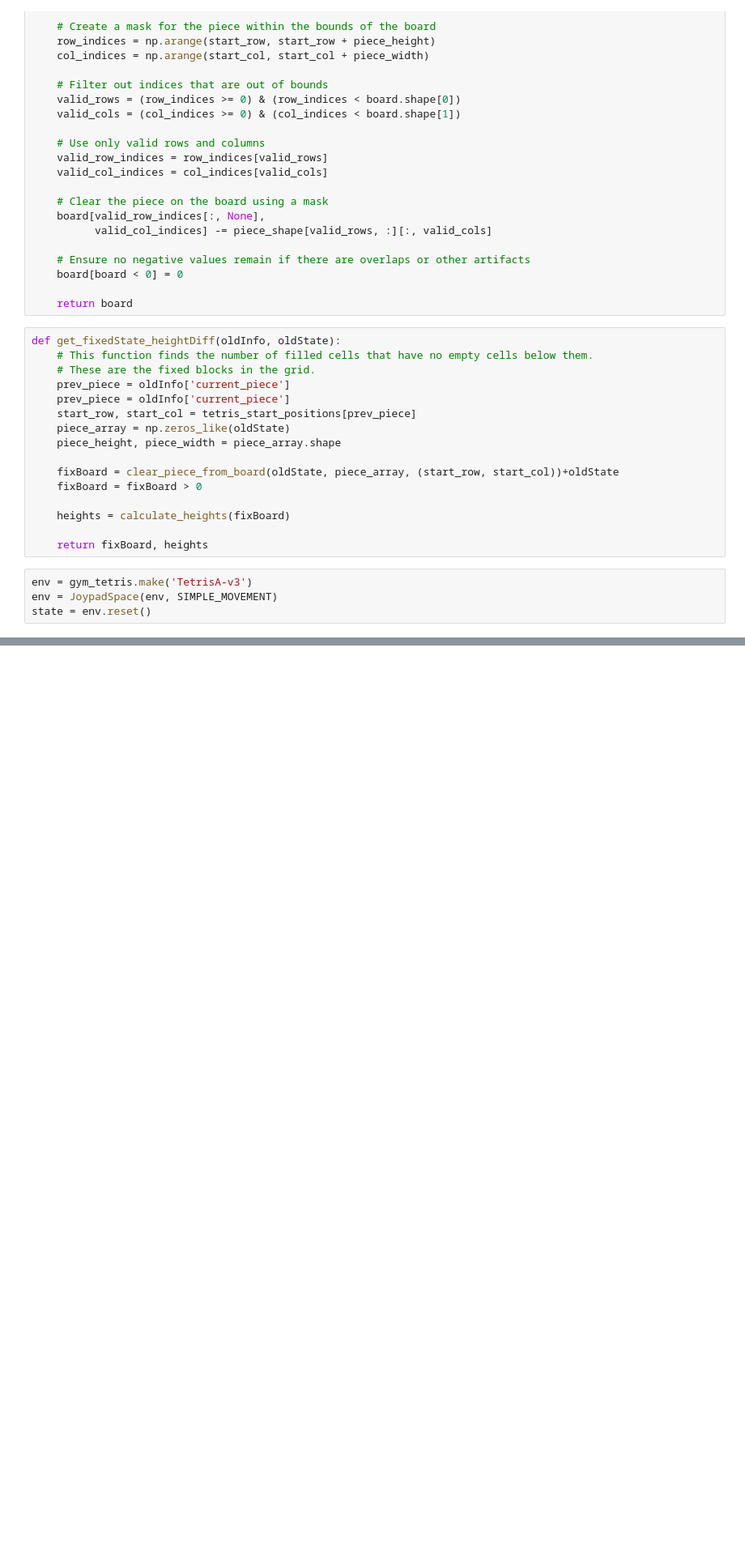
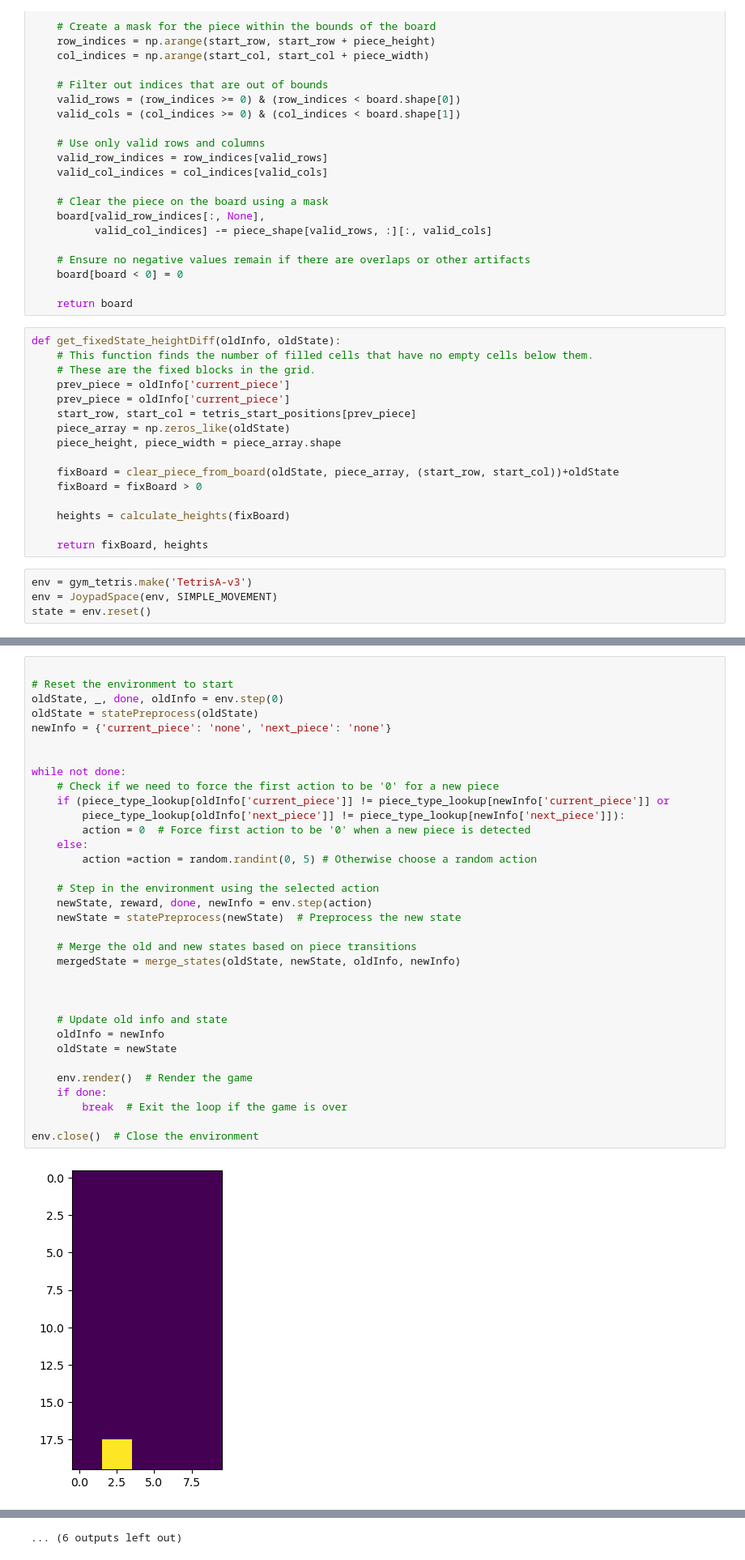
Before and after one commit to furyth666/Tetris-RL, a Jupyter notebook: test.ipynb, the cells around one changed output, grey strips where cells are left out. Shown: that part at 81% size. Cells and saved outputs as stored; diff of their text form; blank space fills up the shorter version.

```diff
--- a/test.ipynb
+++ b/test.ipynb
@@ -138,0 +154,36 @@ state = env.reset()
+# %%
+
+# Reset the environment to start
+oldState, _, done, oldInfo = env.step(0)
+oldState = statePreprocess(oldState)
+newInfo = {'current_piece': 'none', 'next_piece': 'none'}
+
+
+while not done:
+    # Check if we need to force the first action to be '0' for a new piece
+    if (piece_type_lookup[oldInfo['current_piece']] != piece_type_lookup[newInfo['current_piece']] or
+        piece_type_lookup[oldInfo['next_piece']] != piece_type_lookup[newInfo['next_piece']]):
+        action = 0  # Force first action to be '0' when a new piece is detected
+    else:
+        action =action = random.randint(0, 5) # Otherwise choose a random action
+
+    # Step in the environment using the selected action
+    newState, reward, done, newInfo = env.step(action)
+    newState = statePreprocess(newState)  # Preprocess the new state
+
+    # Merge the old and new states based on piece transitions
+    mergedState = merge_states(oldState, newState, oldInfo, newInfo)
+
+
+
+    # Update old info and state
+    oldInfo = newInfo
+    oldState = newState
+
+    env.render()  # Render the game
+    if done:
+        break  # Exit the loop if the game is over
+
+env.close()  # Close the environment
+# %% [output]
+[figure, added]
@@ -138,0 +201 @@ state = env.reset()
+... (6 outputs left out)
```
Also changed, not shown: parts of 5 cells of this notebook, 3 other files.
